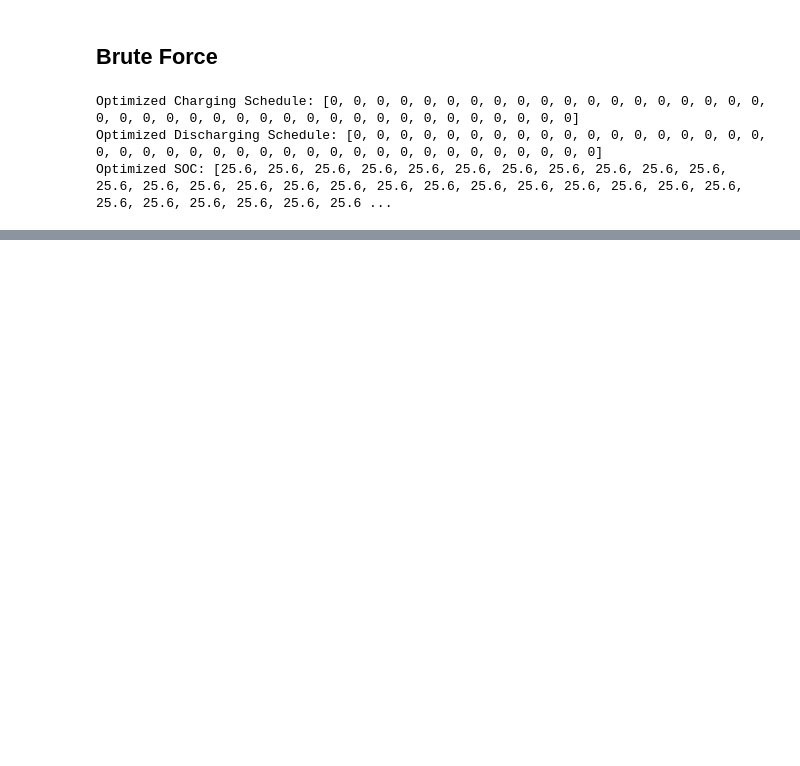
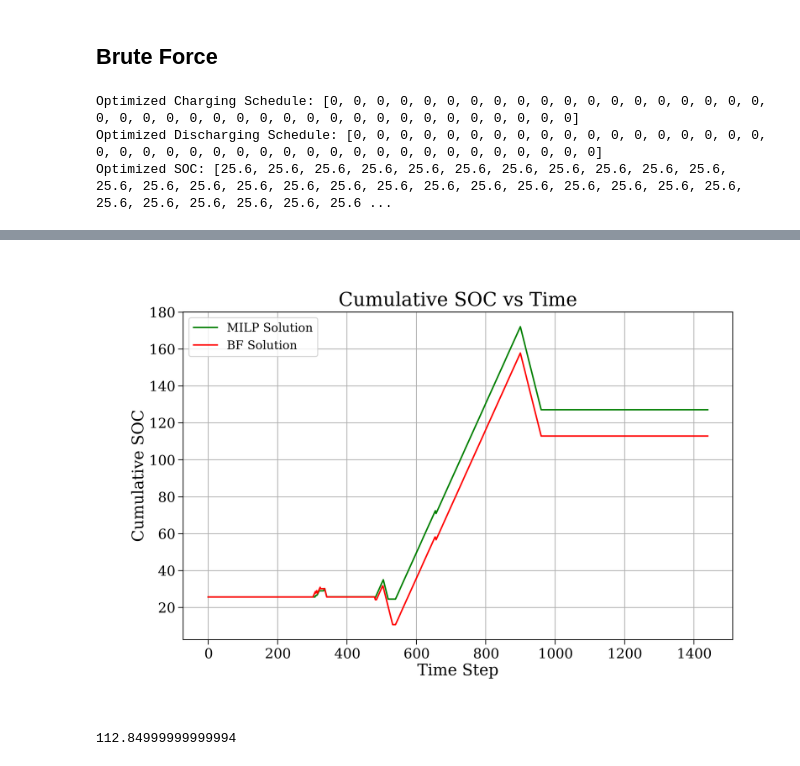
Before and after one commit to AylarAlizade/Charge-Scheduling, a Jupyter notebook: notebooks/cso.ipynb, the cells around one changed output, grey strips where cells are left out. Saved outputs shown, nothing was run; the diff lists cells and outputs as text; code cells hidden in the pictures; blank space fills up the shorter version.

```diff
--- a/notebooks/cso.ipynb
+++ b/notebooks/cso.ipynb
@@ -987,4 +988,14 @@ def calculate_cumulative_cost(c_t, d_t, p_t, g_t, eta_c, eta_d, lambd, C_deg, de
         total_cost += cost_at_t
         cumulative_cost.append(total_cost)
     return cumulative_cost
+
+
+def calculate_sumulative_SOC(c_t, d_t, p_t, g_t, eta_c, eta_d, lambd, C_deg, delta_t,SOC_init):
+    cumulative_soc = [SOC_init]
+    total_cost = SOC_init
+    for t in range(len(c_t)):
+        cost_at_t = ((c_t[t] * eta_c - d_t[t] * eta_d)) * (delta_t / 60)
+        total_cost += cost_at_t
+        cumulative_soc.append(total_cost)
+    return cumulative_soc
 # %%
@@ -1181,0 +1204,27 @@ SOC_max
+# %%
+SOC_init = SOC_min
+milp_cumulative_soc = calculate_sumulative_SOC(charge_flag_milp, discharge_flag_milp, electricity_price, carbon_intensity, eta_c, eta_d, lambd, C_deg, delta_t,SOC_init)
+SOC_init = SOC_min
+bf_cumulative_soc = calculate_sumulative_SOC(charge_flag_bf, discharge_flag_bf, electricity_price, carbon_intensity, eta_c, eta_d, lambd, C_deg, delta_t,SOC_init)
+
+
+time_steps = list(range(1441))
+
+
+plt.figure(figsize=(10, 6))
+plt.plot(time_steps, milp_cumulative_soc, label='MILP Solution', color='green', linestyle='-')
+plt.plot(time_steps, bf_cumulative_soc, label='BF Solution', color='red', linestyle='-')
+
+
+plt.xlabel('Time Step')
+plt.ylabel('Cumulative SOC')
+plt.title('Cumulative SOC vs Time')
+plt.legend(loc='upper left')
+plt.grid(True)
+plt.show()
+# %% [output]
+[figure, added]
+# %%
+bf_cumulative_soc[-1]
+# %% [output]
+112.84999999999994
```
Also changed, not shown: parts of 14 cells of this notebook, 3 other files.
